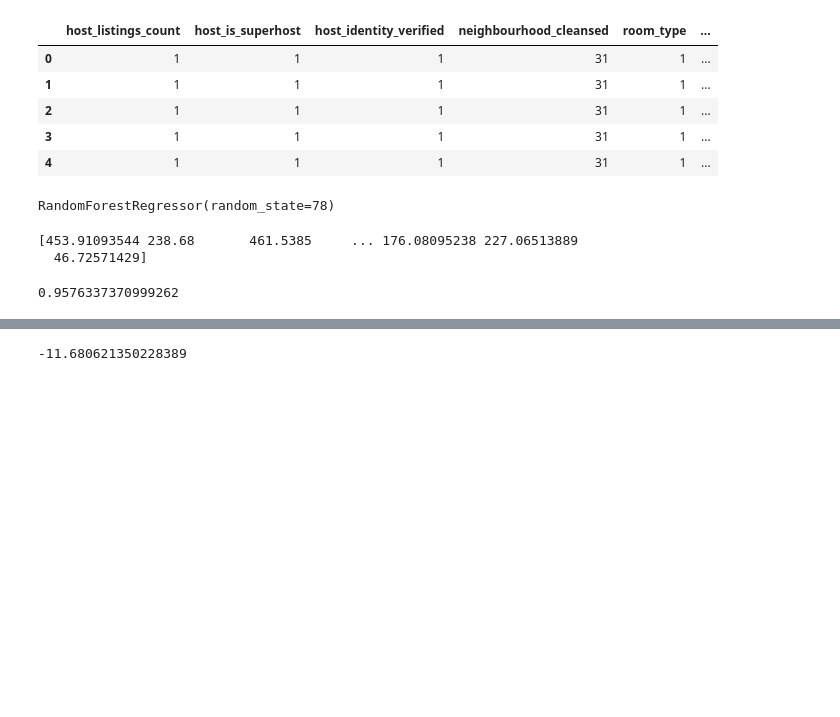
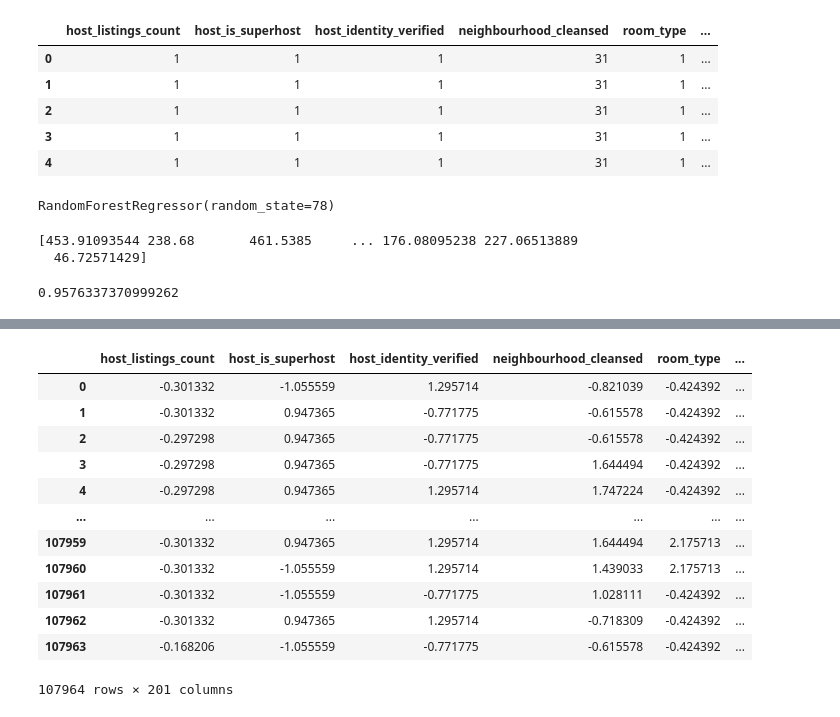
Before and after one commit to whitneylosinski/Eat.Sleep.Data, a Jupyter notebook: mlr_model_Random_Forest_Regressor.ipynb, the cells around one changed output, grey strips where cells are left out. Saved outputs shown, nothing was run; the diff lists cells and outputs as text; code cells hidden in the pictures; blank space fills up the shorter version.

```diff
--- a/mlr_model_Random_Forest_Regressor.ipynb
+++ b/mlr_model_Random_Forest_Regressor.ipynb
@@ -238,5 +202,2 @@ Coef
-# %%
-# Look at coefficient for only 'neighbourhood_cleansed'
-Coef['neighbourhood_cleansed']
-# %% [output]
--11.680621350228389
+# %%
+X_columns = merged2.drop(columns ='price').columns
@@ -242,0 +215,16 @@ Coef['neighbourhood_cleansed']
+# %%
+pd.DataFrame(X_train, columns=X_columns)
+# %% [output]
+|  | host_listings_count | host_is_superhost | host_identity_verified | neighbourhood_cleansed | room_type | ... |
+| 0 | -0.301332 | -1.055559 | 1.295714 | -0.821039 | -0.424392 | ... |
+| 1 | -0.301332 | 0.947365 | -0.771775 | -0.615578 | -0.424392 | ... |
+| 2 | -0.297298 | 0.947365 | -0.771775 | -0.615578 | -0.424392 | ... |
+| 3 | -0.297298 | 0.947365 | -0.771775 | 1.644494 | -0.424392 | ... |
+| 4 | -0.297298 | 0.947365 | 1.295714 | 1.747224 | -0.424392 | ... |
+| ... | ... | ... | ... | ... | ... | ... |
+| 107959 | -0.301332 | 0.947365 | 1.295714 | 1.644494 | 2.175713 | ... |
+| 107960 | -0.301332 | -1.055559 | 1.295714 | 1.439033 | 2.175713 | ... |
+| 107961 | -0.301332 | -1.055559 | -0.771775 | 1.028111 | -0.424392 | ... |
+| 107962 | -0.301332 | 0.947365 | 1.295714 | -0.718309 | -0.424392 | ... |
+| 107963 | -0.168206 | -1.055559 | -0.771775 | -0.615578 | -0.424392 | ... |
+107964 rows × 201 columns
```
Also changed, not shown: parts of 13 cells of this notebook, 2 other files.
